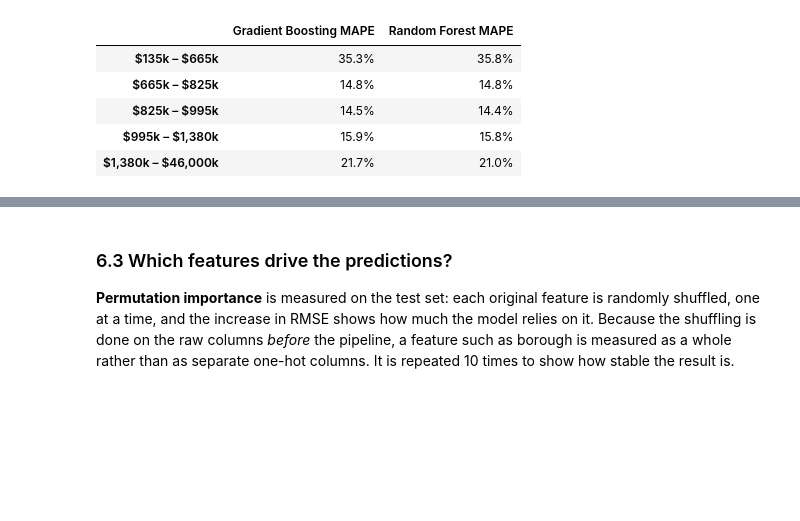
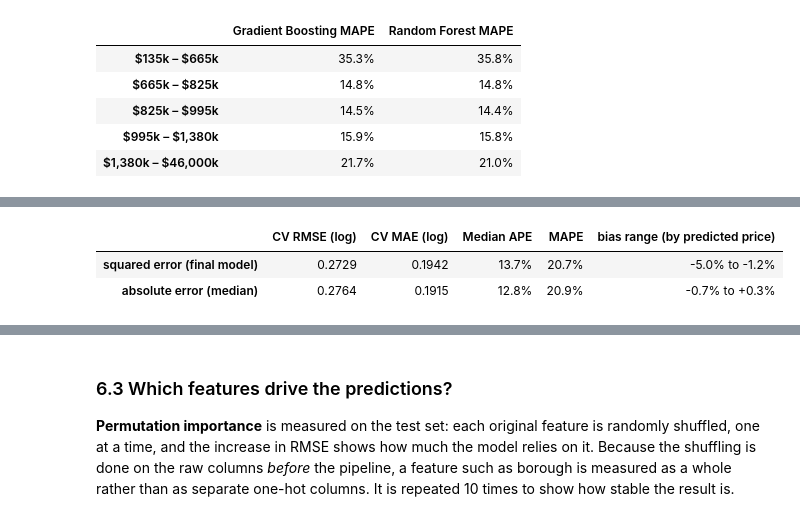
Before and after one commit to nodirbeksolijonov/MLDA-CW1-NYC-Property-Sales, a Jupyter notebook: notebooks/MLDA_CW1_NYC_Property_Sales.ipynb, the cells around one changed output, grey strips where cells are left out. Saved outputs shown, nothing was run; the diff lists cells and outputs as text; code cells hidden in the pictures; blank space fills up the shorter version.

```diff
--- a/notebooks/MLDA_CW1_NYC_Property_Sales.ipynb
+++ b/notebooks/MLDA_CW1_NYC_Property_Sales.ipynb
@@ -1932,3 +1956,26 @@ worst[["borough_name", "neighborhood", "home_type", "building_class_at_time_of_s
+# %%
+from sklearn.model_selection import cross_val_predict
+
+def oof_check(loss):
+    pipe = clone(tuned[FINAL_MODEL_NAME].best_estimator_).set_params(model__loss=loss)
+    pred = pd.Series(cross_val_predict(pipe, X_train, y_train, cv=cv5), index=y_train.index)
+    ratio = np.exp(pred - y_train) - 1                       # predicted / actual - 1
+    band_bias = ratio.groupby(pd.qcut(pred, 5, labels=False)).median()
+    return {
+        "CV RMSE (log)": np.sqrt(((pred - y_train) ** 2).mean()),
+        "CV MAE (log)": (pred - y_train).abs().mean(),
+        "Median APE": ratio.abs().median(),
+        "MAPE": ratio.abs().mean(),
+        "bias range (by predicted price)": f"{band_bias.min():+.1%} to {band_bias.max():+.1%}",
+    }
+
+loss_check = pd.DataFrame({"squared error (final model)": oof_check("squared_error"),
+                           "absolute error (median)": oof_check("absolute_error")}).T
+loss_check.style.format({"CV RMSE (log)": "{:.4f}", "CV MAE (log)": "{:.4f}", "Median APE": "{:.1%}", "MAPE": "{:.1%}"})
+# %% [output]
+|  | CV RMSE (log) | CV MAE (log) | Median APE | MAPE | bias range (by predicted price) |
+| squared error (final model) | 0.2729 | 0.1942 | 13.7% | 20.7% | -5.0% to -1.2% |
+| absolute error (median) | 0.2764 | 0.1915 | 12.8% | 20.9% | -0.7% to +0.3% |
 # %% [markdown]
 **Observations**
 - **The model is most accurate for typical homes.** In the middle price bands ($665k–$995k) the median error is about **10%**, which is useful for a first valuation.
```
Also changed, not shown: parts of 9 cells of this notebook, 1 other file.
